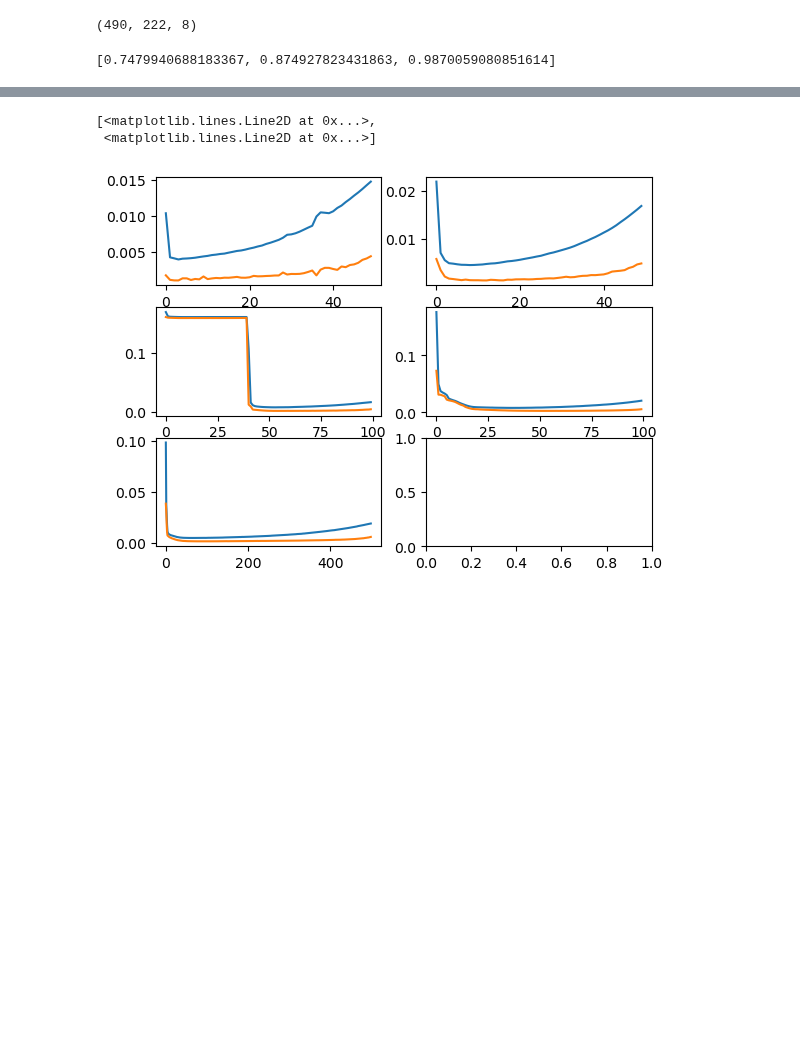
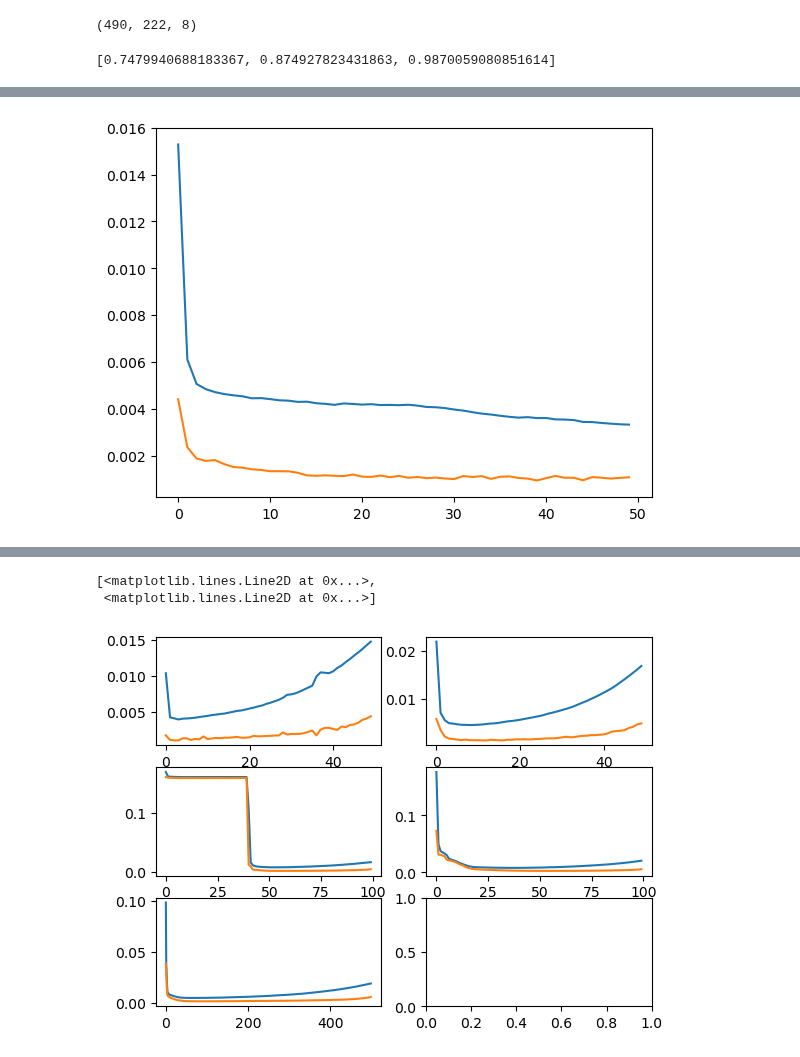
Before and after one commit to gjmm07/Masterthesis, a Jupyter notebook: NARX.ipynb, the cells around one changed output, grey strips where cells are left out. Saved outputs shown, nothing was run; the diff lists cells and outputs as text; code cells hidden in the pictures; blank space fills up the shorter version.

```diff
--- a/NARX.ipynb
+++ b/NARX.ipynb
@@ -247,6 +249,8 @@ train_data, val_data, test_data = split(emg_data, past_joints, joints)
 # Train teacher forcing model
 # inputs will stay the same during the whole training process - this is different to scheduled sampling where model is forced to
 # make predictions based on previous predidictions - meaning the input will not stay the same (see next cell)
+from keras.callbacks import ModelCheckpoint
+
 
 def prepare_data(data):
     """ Prepares the data for teacher forcing, e.g. make array form and shuffle """
@@ -261,13 +265,15 @@ def prepare_data(data):
 
 def train_teacher_forcing(m, t_data, v_data):
     """ Teacher forcing training """
+    checkpoint = ModelCheckpoint(os.path.join(path, "teach_force_best_model.keras"), monitor="val_loss", save_best_only=True, mode="min")
     emg_train, past_joints_train, joints_train = prepare_data(t_data)
     emg_val, past_joints_val, joints_val = prepare_data(v_data)
-    m.compile(optimizer=Adam(learning_rate=5e-4), loss="mse")
+    m.compile(optimizer=Adam(learning_rate=1e-4), loss="mse")
     history = m.fit((emg_train, past_joints_train), joints_train,
                     validation_data=((emg_val, past_joints_val), joints_val),
                     batch_size=32,
-                    epochs=50)
+                    epochs=50,
+                    callbacks=(checkpoint, ))
     return history
 
 
@@ -442,0 +302,8 @@ Epoch  500 / 500         taking    95 sec        loss: 0.0190    val_loss 0.0059
+# %%
+import matplotlib.pyplot as plt
+
+plt.plot(teacher_forcing_hist.history["loss"])
+plt.plot(teacher_forcing_hist.history["val_loss"])
+plt.show()
+# %% [output]
+[figure, added]
```
Also changed, not shown: parts of 20 cells of this notebook, 1 other file.
